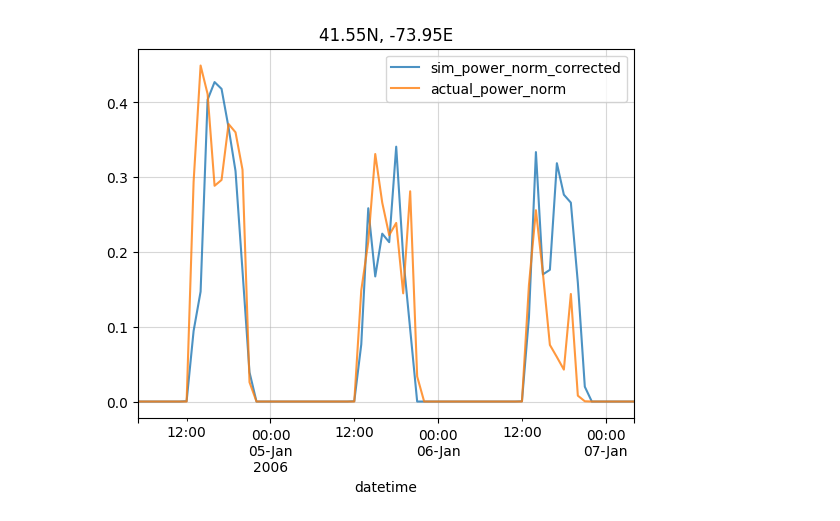
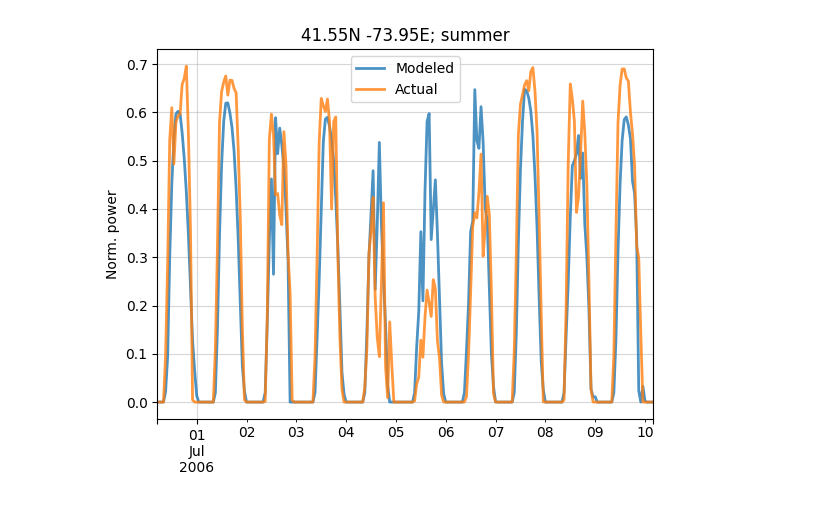
Before and after one commit to reyli4/acorn-julia, a Jupyter notebook: scripts/03_gen_modeling/solar.ipynb, the cells around one changed output. Cells and saved outputs as stored; diff of their text form; code cells hidden in the pictures.

```diff
--- a/scripts/03_gen_modeling/solar.ipynb
+++ b/scripts/03_gen_modeling/solar.ipynb
@@ -57,10 +57,8 @@ np.float64(1.5308204974319497)
 # %%
-# Get optimal beta UPV: no correction
-optimized_beta = su.optimize_beta(
-    df = df[df['solar_type'] == 'UPV'],
-    temperature_var = "T2C",
-    shortwave_var = "SWDOWN",
-    lookup_cols = None
+# Get TGW correction factors
+df, df_correction = su.get_solar_correction_factors(
+    df = df,
+    temperature_var = 'T2C',
+    shortwave_var = 'SWDOWN',
+    beta = optimized_beta,
 )
-
-optimized_beta
@@ -97,8 +64,0 @@ np.float64(2.040486105988876)
-# %%
-# Get TGW correction factors
-df = su.get_solar_correction_factors(
-    df = df,
-    temperature_var = 'T2C',
-    shortwave_var = 'SWDOWN',
-    beta = optimized_beta,
-)
@@ -121,0 +109,6 @@ np.float64(0.114798615335451)
+# %%
+# Scatter
+su.plot_solar_correction_fit(df,
+                             x_col='sim_power_norm_corrected',
+                             y_col='actual_power_norm',
+                             save_path = '../../figs/solar_fit.png')
@@ -184,14 +197,17 @@ plt.show()
 # %%
-# Example plot: winter
+# Example plot: summer
 lat, lon = upv_latlons[10]
-istart = 3*24
+istart = 180*24
+nsteps = 24*10
 fig, ax = plt.subplots()
-df[(df['sind_lat'] == lat) & (df['sind_lon'] == lon)][istart:istart+72].plot(x='datetime', y='sim_power_norm_corrected', ax=ax, alpha=0.8)
-df[(df['sind_lat'] == lat) & (df['sind_lon'] == lon)][istart:istart+72].plot(x='datetime', y='actual_power_norm', ax=ax, alpha=0.8)
+df[(df['sind_lat'] == lat) & (df['sind_lon'] == lon)][istart:istart+nsteps].plot(x='datetime', y='sim_power_norm_corrected', ax=ax, alpha=0.8, lw=2, label='Modeled')
+df[(df['sind_lat'] == lat) & (df['sind_lon'] == lon)][istart:istart+nsteps].plot(x='datetime', y='actual_power_norm', ax=ax, alpha=0.8, lw=2, label='Actual')
 
-ax.set_title(f"{lat}N, {lon}E")
+ax.set_title(f"{lat}N {lon}E; summer")
+ax.set_xlabel('')
+ax.set_ylabel('Norm. power')
 ax.grid(alpha=0.5)
 
-plt.show()
+plt.savefig('../../figs/solar_example_summer.png', dpi=300, bbox_inches='tight')
 # %% [output]
-[figure, old version]
+[figure, new version]
```
Also changed, not shown: parts of 37 cells of this notebook, 17 other files.
